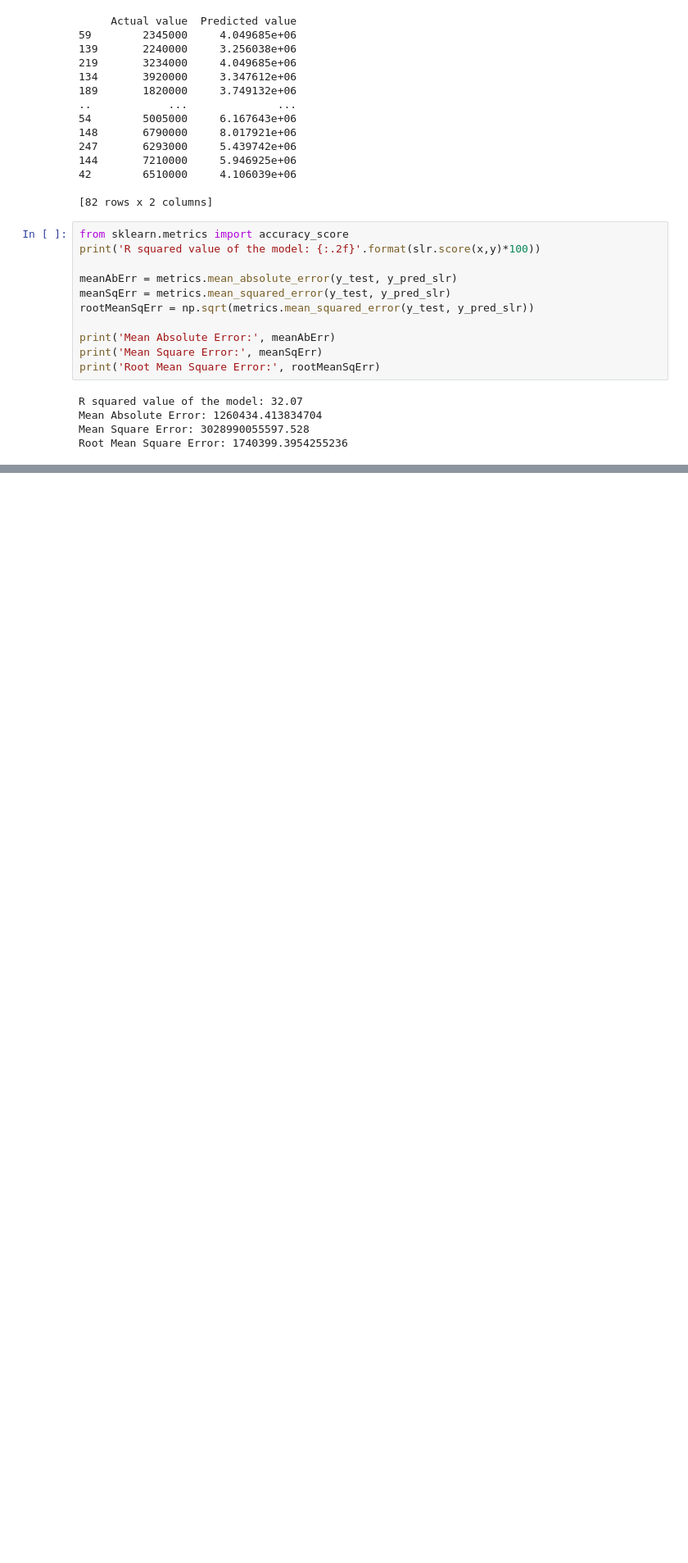
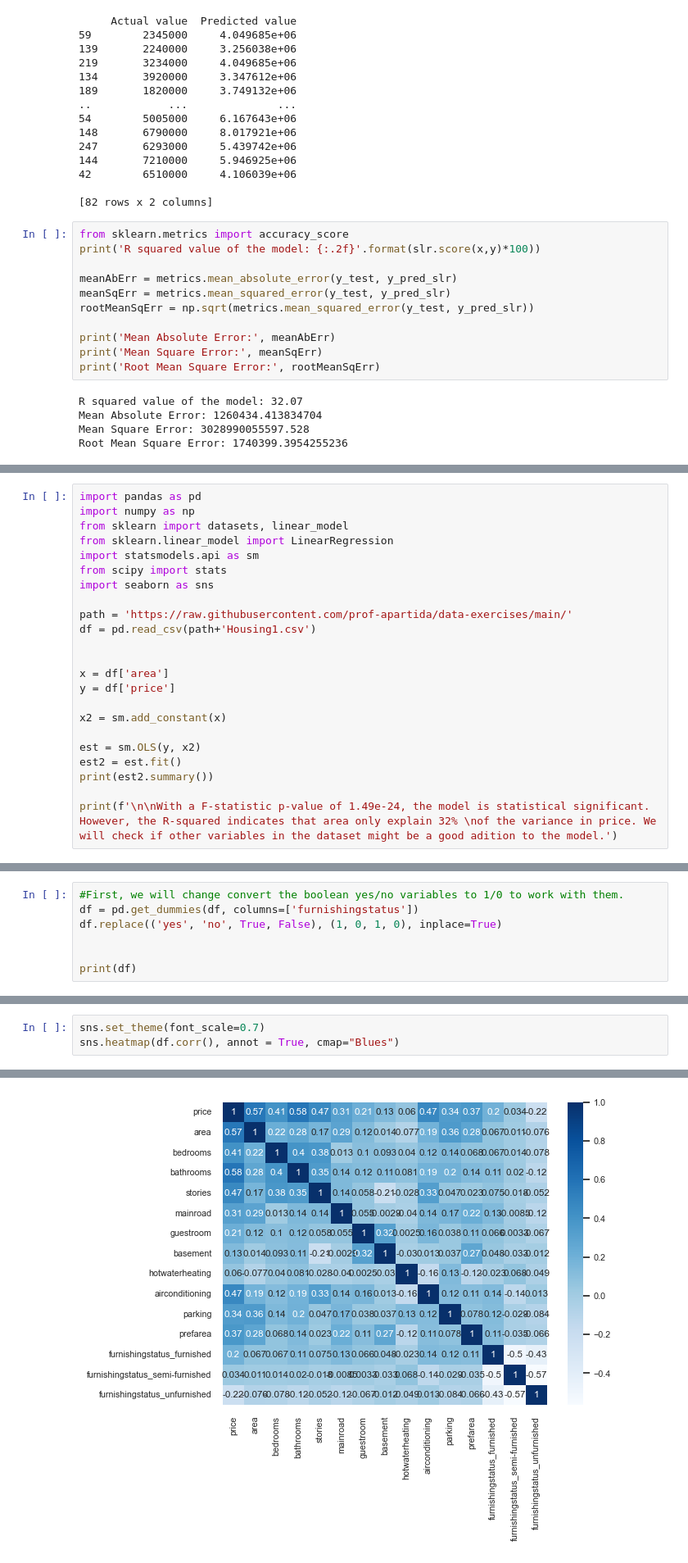
Before and after one commit to pablogalleg/Statistics-Assignment, a Jupyter notebook: Group_Assignment (2).ipynb, the cells around one changed output, grey strips where cells are left out. Shown: that part at 82% size. Drawn from its saved outputs; the diff is of its cells as text; blank space fills up the shorter version.

```diff
--- a/Group_Assignment (2).ipynb
+++ b/Group_Assignment (2).ipynb
@@ -522,0 +536,23 @@ Root Mean Square Error: 1740399.3954255236
+# %%
+import pandas as pd
+import numpy as np
+from sklearn import datasets, linear_model
+from sklearn.linear_model import LinearRegression
+import statsmodels.api as sm
+from scipy import stats
+import seaborn as sns
+
+path = 'https://raw.githubusercontent.com/prof-apartida/data-exercises/main/'
+df = pd.read_csv(path+'Housing1.csv')
+
+
+x = df['area']
+y = df['price']
+
+x2 = sm.add_constant(x)
+
+est = sm.OLS(y, x2)
+est2 = est.fit()
+print(est2.summary())
+
+print(f'\n\nWith a F-statistic p-value of 1.49e-24, the model is statistical significant. However, the R-squared indicates that area only explain 32% \nof the variance in price. We will check if other variables in the dataset might be a good adition to the model.')
@@ -522,0 +577,7 @@ Root Mean Square Error: 1740399.3954255236
+# %%
+#First, we will change convert the boolean yes/no variables to 1/0 to work with them.
+df = pd.get_dummies(df, columns=['furnishingstatus'])
+df.replace(('yes', 'no', True, False), (1, 0, 1, 0), inplace=True)
+
+
+print(df)
@@ -522,0 +602,4 @@ Root Mean Square Error: 1740399.3954255236
+# %%
+sns.set_theme(font_scale=0.7)
+sns.heatmap(df.corr(), annot = True, cmap="Blues")
+# %% [output]
@@ -522,0 +607 @@ Root Mean Square Error: 1740399.3954255236
+[figure, added]
```
Also changed, not shown: parts of 9 cells of this notebook.
